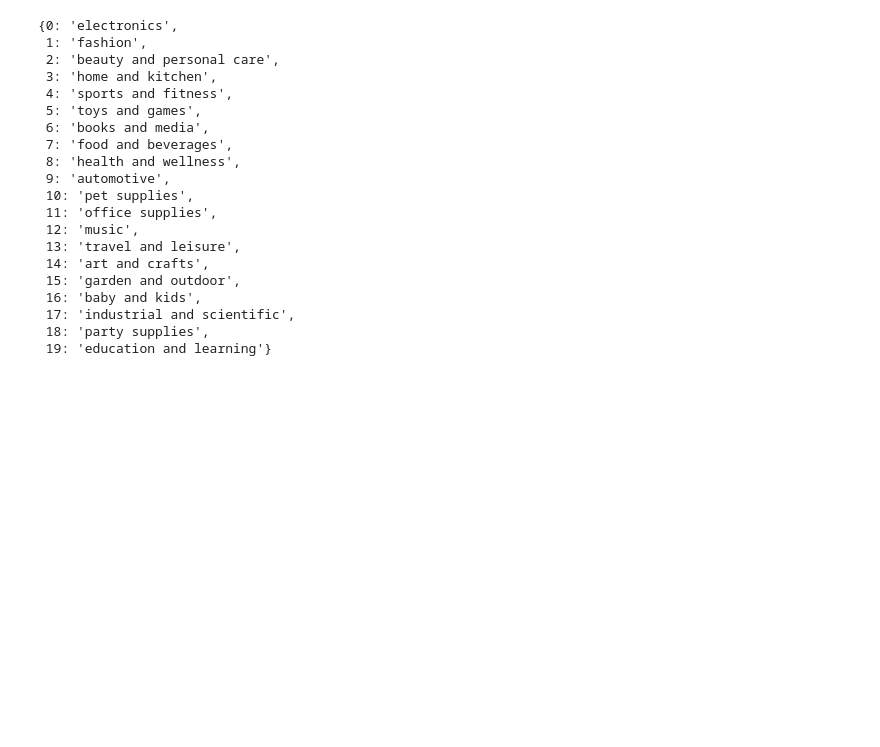
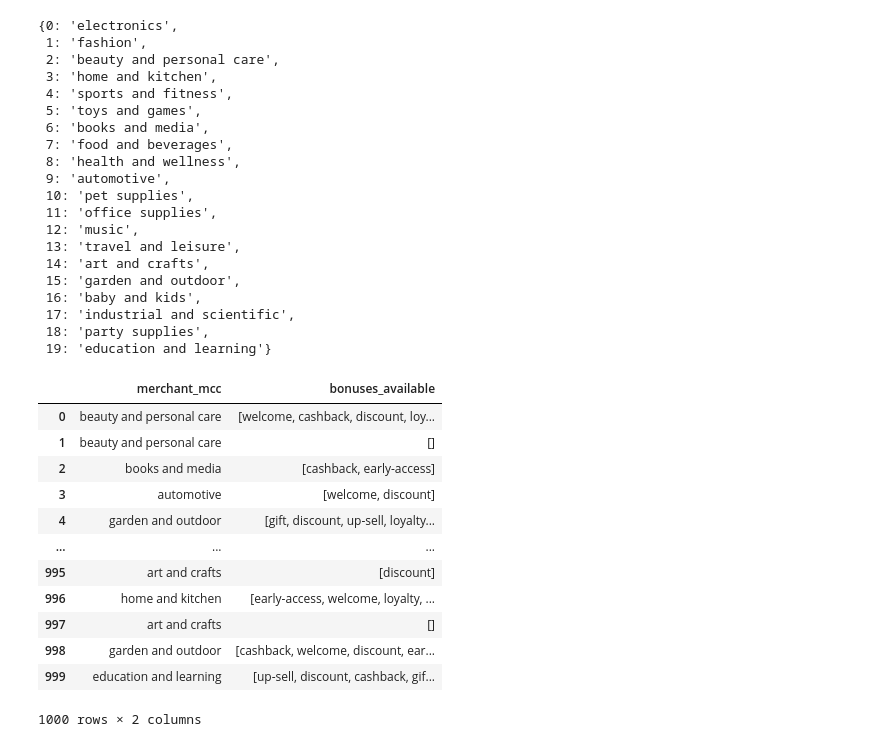
Before and after one commit to BonBonus/bonbonus_ml, a Jupyter notebook: model.ipynb, the cells around one changed output. Drawn from its saved outputs; the diff is of its cells as text; code cells hidden in the pictures; blank space fills up the shorter version.

```diff
--- a/model.ipynb
+++ b/model.ipynb
@@ -170,6 +170,30 @@ id2purchaseName
 def get_truncated_normal(mean=0, sd=1, low=0, upp=10):
     return truncnorm(
         (low - mean) / sd, (upp - mean) / sd, loc=mean, scale=sd)
+# %%
+number_of_stores = 1000
+merchants_df = pd.DataFrame(index=range(0,number_of_stores), columns=['merchant_mcc', 'bonuses_available'])
+def generate_random_stores(row):
+    row['merchant_mcc'] = sample(merchant_mcc, 1)[0]
+    row['bonuses_available'] = sample(bonus_type, random.randint(0, len(bonus_type)))
+    return row
+
+merchants_df = merchants_df.apply(generate_random_stores, axis=1)
+merchants_df
+# %% [output]
+|  | merchant_mcc | bonuses_available |
+| 0 | beauty and personal care | [welcome, cashback, discount, loy... |
+| 1 | beauty and personal care | [] |
+| 2 | books and media | [cashback, early-access] |
+| 3 | automotive | [welcome, discount] |
+| 4 | garden and outdoor | [gift, discount, up-sell, loyalty... |
+| ... | ... | ... |
+| 995 | art and crafts | [discount] |
+| 996 | home and kitchen | [early-access, welcome, loyalty, ... |
+| 997 | art and crafts | [] |
+| 998 | garden and outdoor | [cashback, welcome, discount, ear... |
+| 999 | education and learning | [up-sell, discount, cashback, gif... |
+1000 rows × 2 columns
 # %%
 # Purchase history generation {purchase_type, amount} random purchase_type, random amount
 min_number_purchase = 0
```
Also changed, not shown: parts of 21 cells of this notebook, 13 other files.
